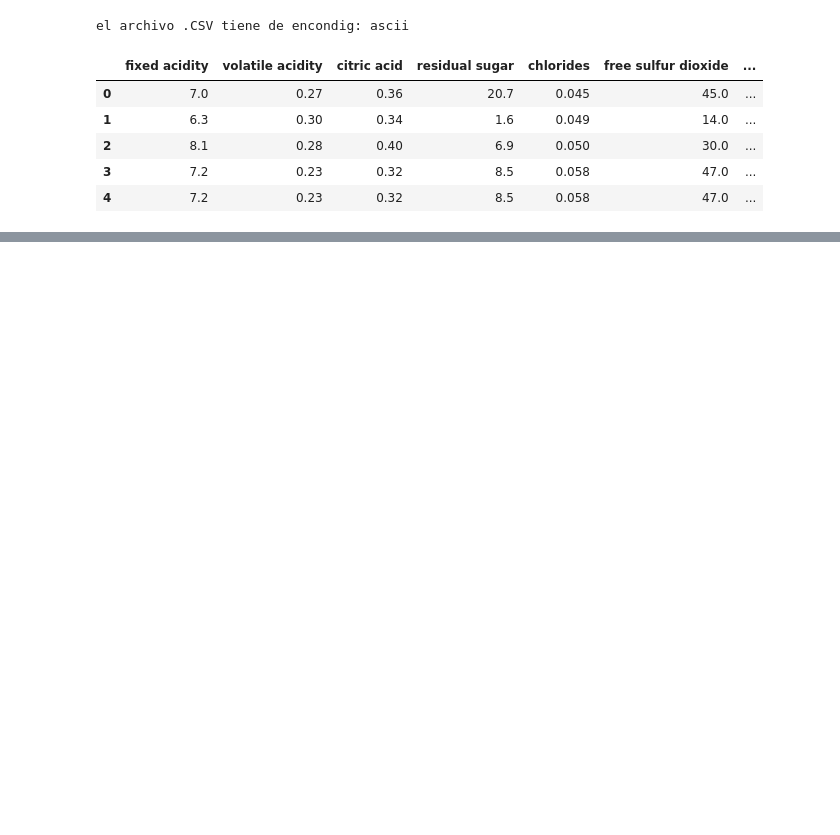
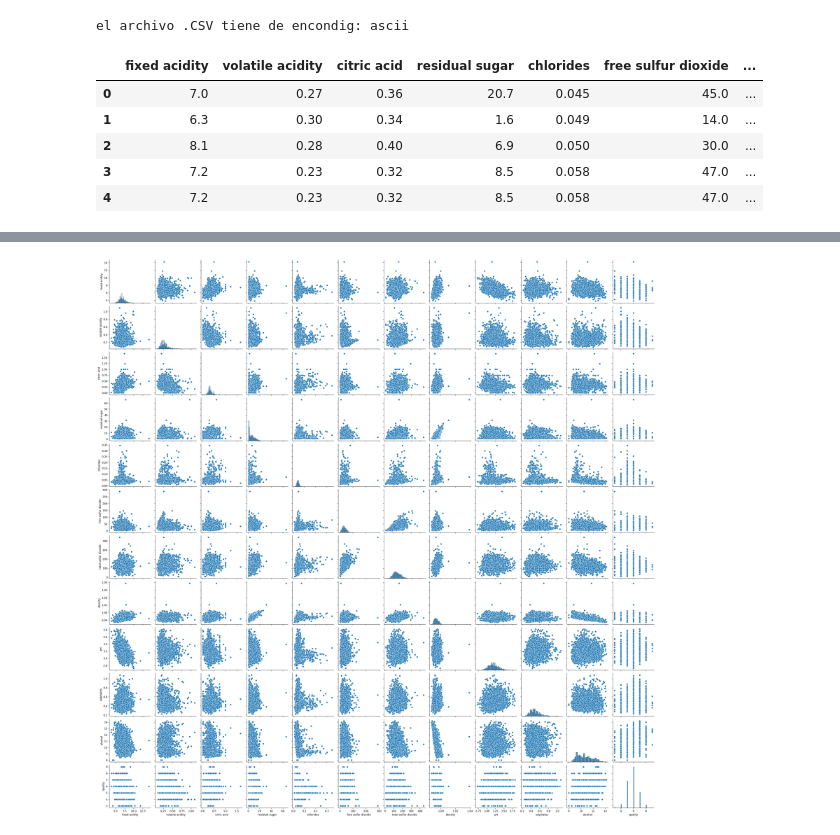
Before and after one commit to JGIOVANNIE/Cancer_reg_lineal, a Jupyter notebook: white-wine-quality.ipynb, the cells around one changed output, grey strips where cells are left out. Cells and saved outputs as stored; diff of their text form; code cells hidden in the pictures; blank space fills up the shorter version.

```diff
--- a/white-wine-quality.ipynb
+++ b/white-wine-quality.ipynb
@@ -29,0 +140,5 @@ df.head()
+# %%
+sns.pairplot(df)
+plt.show()
+# %% [output]
+[figure, added]
```
Also changed, not shown: parts of 43 cells of this notebook, 1 other file.
